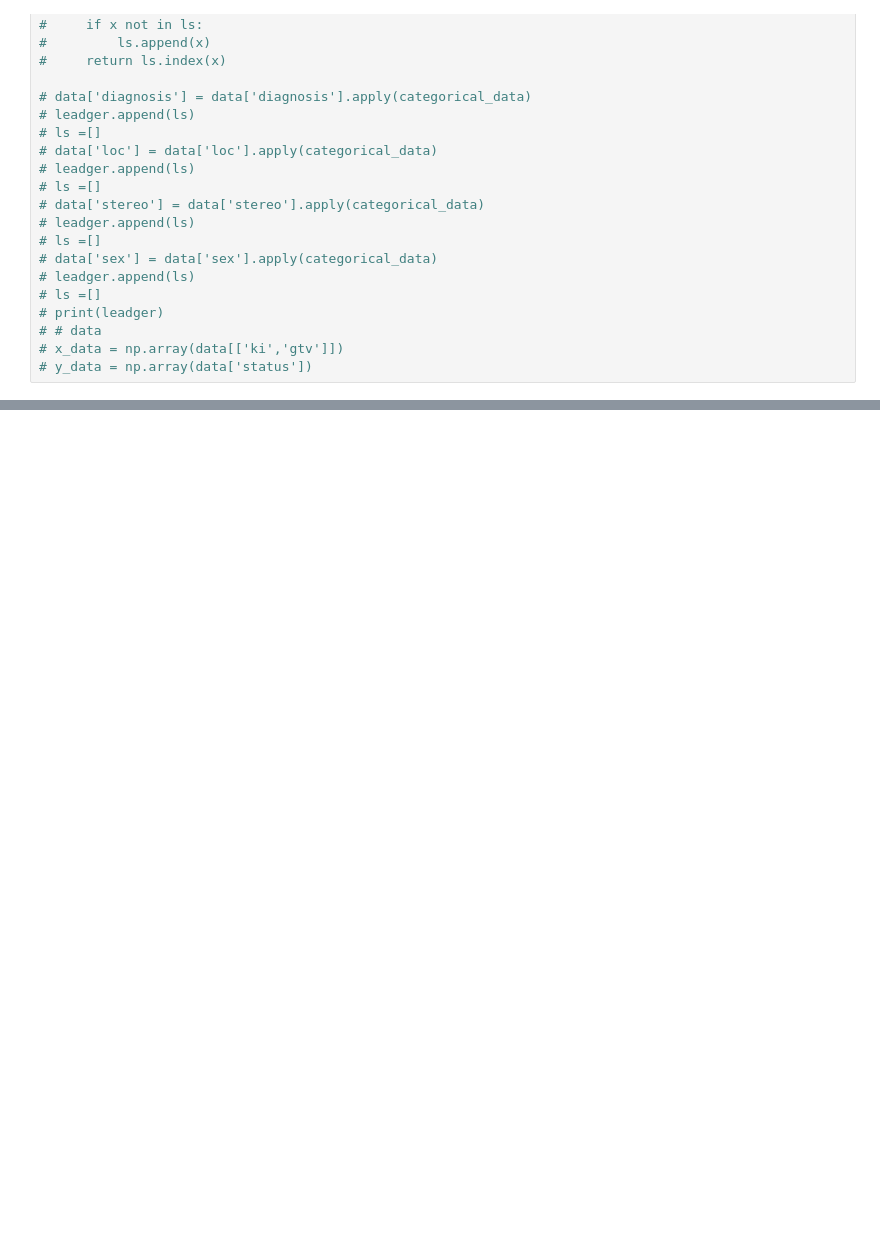
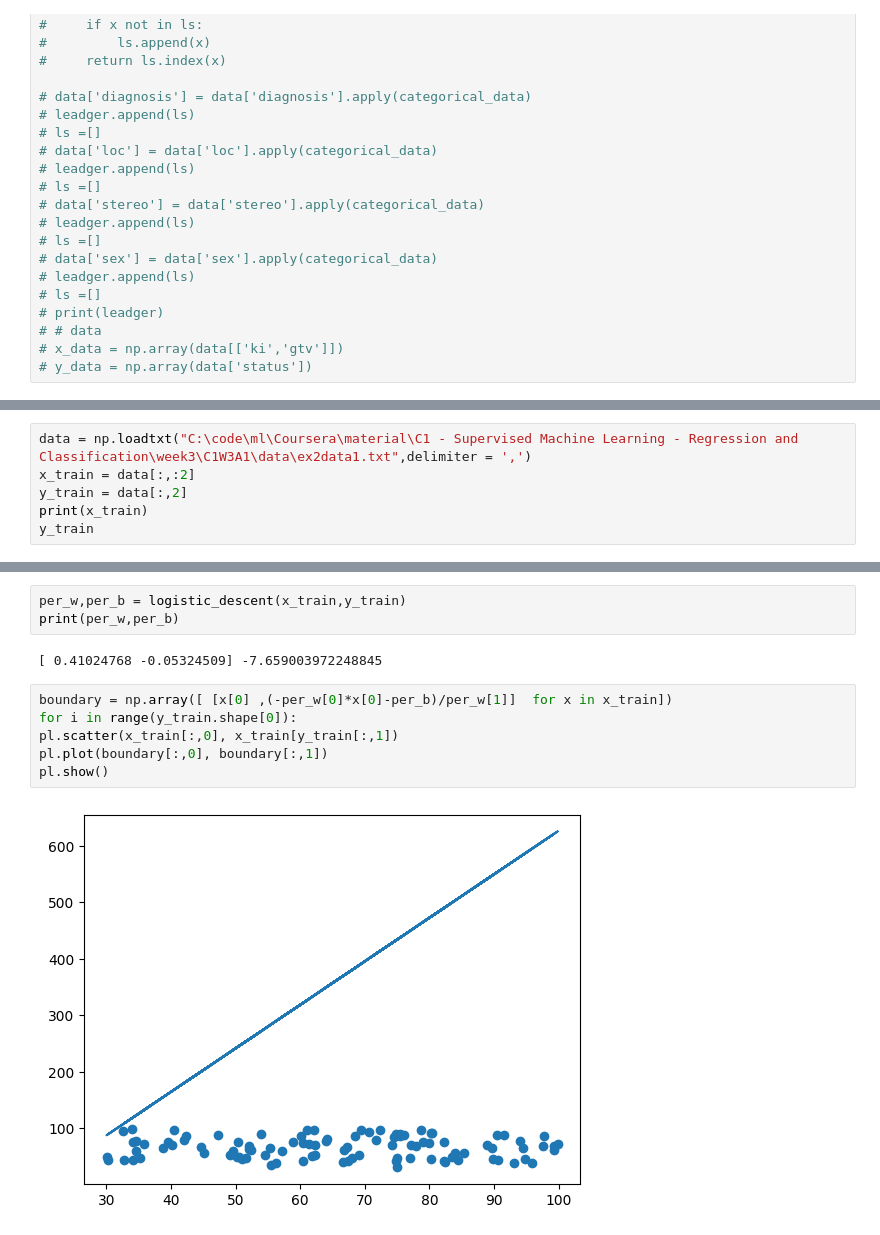
Before and after one commit to rachancheet/ml, a Jupyter notebook: logistic_regression.ipynb, the cells around one changed output, grey strips where cells are left out. Cells and saved outputs as stored; diff of their text form; blank space fills up the shorter version.

```diff
--- a/logistic_regression.ipynb
+++ b/logistic_regression.ipynb
@@ -101,3 +85,9 @@ pl.plot(boundary[:,0], boundary[:,1])
 pl.show()
 # %% [output]
 [figure]
+# %%
+data = np.loadtxt("C:\code\ml\Coursera\material\C1 - Supervised Machine Learning - Regression and Classification\week3\C1W3A1\data\ex2data1.txt",delimiter = ',')
+x_train = data[:,:2]
+y_train = data[:,2]
+print(x_train)
+y_train
@@ -103,0 +118,13 @@ pl.show()
+# %%
+per_w,per_b = logistic_descent(x_train,y_train)
+print(per_w,per_b)
+# %% [output]
+[ 0.41024768 -0.05324509] -7.659003972248845
+# %%
+boundary = np.array([ [x[0] ,(-per_w[0]*x[0]-per_b)/per_w[1]]  for x in x_train])
+for i in range(y_train.shape[0]):
+pl.scatter(x_train[:,0], x_train[y_train[:,1])
+pl.plot(boundary[:,0], boundary[:,1])
+pl.show()
+# %% [output]
+[figure, added]
```
Also changed, not shown: parts of 4 cells of this notebook.
